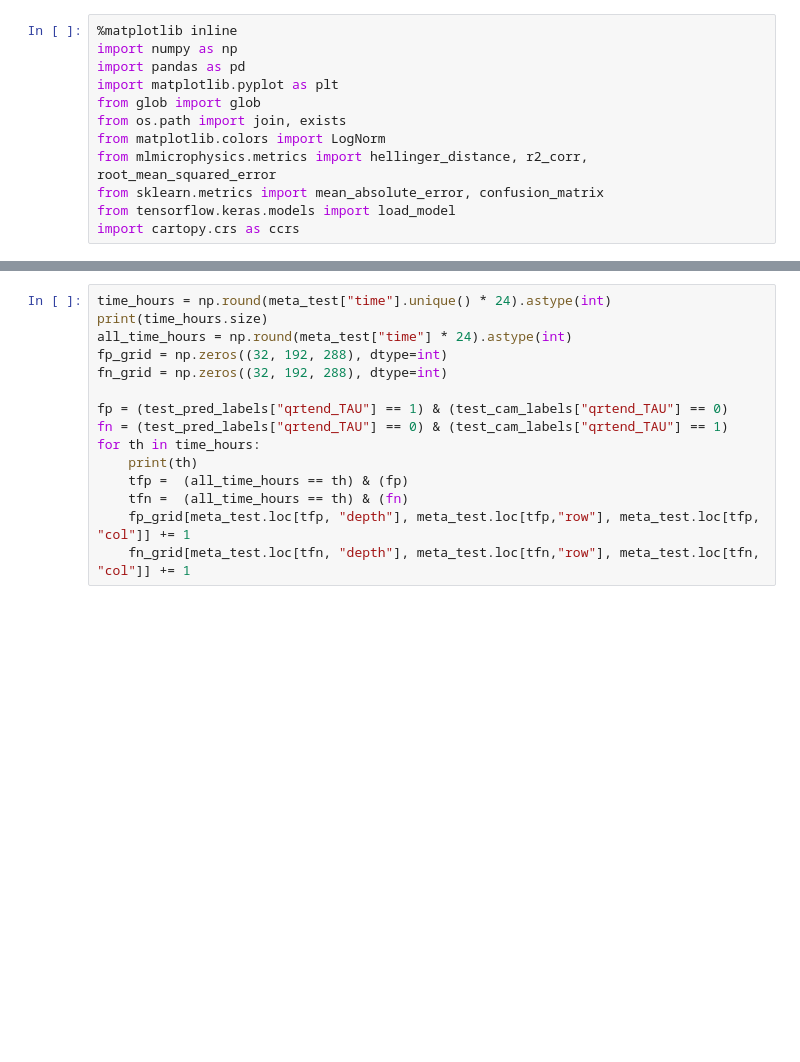
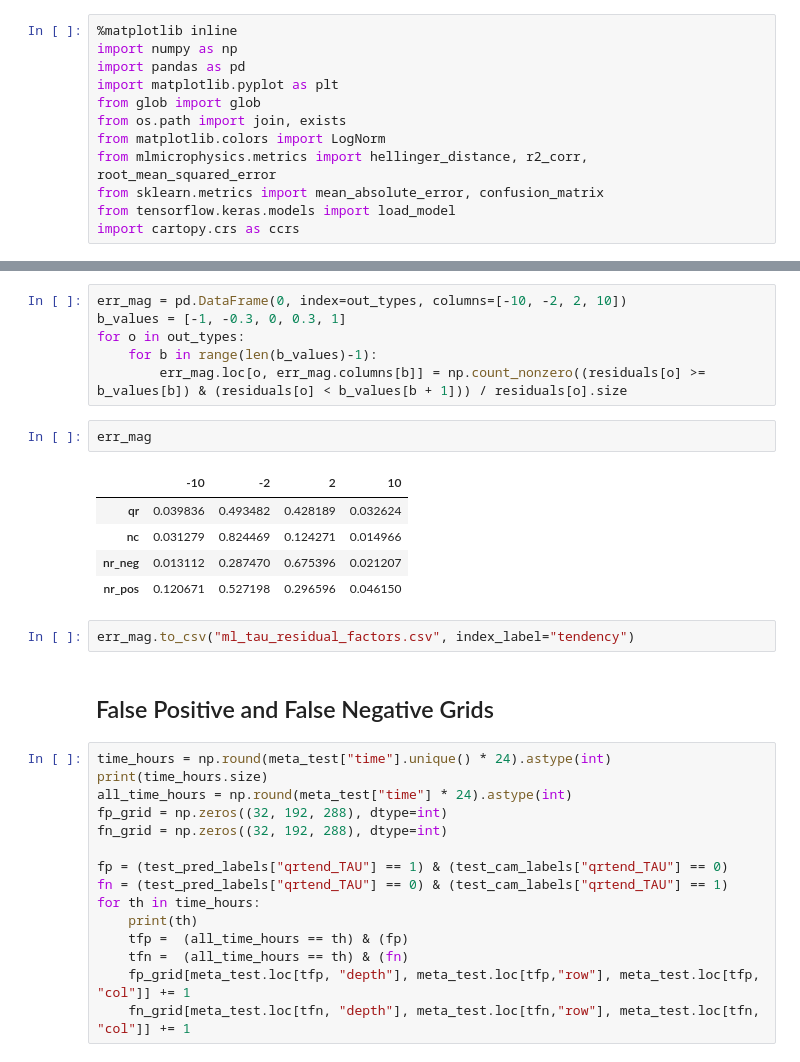
Before and after one commit to NCAR/mlmicrophysics, a Jupyter notebook: notebooks/nn_train_evaluation_20190512.ipynb, the cells around one changed output, grey strips where cells are left out. Cells and saved outputs as stored; diff of their text form; blank space fills up the shorter version.

```diff
--- a/notebooks/nn_train_evaluation_20190512.ipynb
+++ b/notebooks/nn_train_evaluation_20190512.ipynb
@@ -67,3 +253,21 @@ Create grids of false positives and false negatives
+# %%
+err_mag = pd.DataFrame(0, index=out_types, columns=[-10, -2, 2, 10])
+b_values = [-1, -0.3, 0, 0.3, 1]
+for o in out_types:
+    for b in range(len(b_values)-1):
+        err_mag.loc[o, err_mag.columns[b]] = np.count_nonzero((residuals[o] >= b_values[b]) & (residuals[o] < b_values[b + 1])) / residuals[o].size
+# %%
+err_mag
+# %% [output]
+|  | -10 | -2 | 2 | 10 |
+| qr | 0.039836 | 0.493482 | 0.428189 | 0.032624 |
+| nc | 0.031279 | 0.824469 | 0.124271 | 0.014966 |
+| nr_neg | 0.013112 | 0.287470 | 0.675396 | 0.021207 |
+| nr_pos | 0.120671 | 0.527198 | 0.296596 | 0.046150 |
+# %%
+err_mag.to_csv("ml_tau_residual_factors.csv", index_label="tendency")
+# %% [markdown]
+## False Positive and False Negative Grids
 # %%
 time_hours = np.round(meta_test["time"].unique() * 24).astype(int)
 print(time_hours.size)
```
Also changed, not shown: parts of 43 cells of this notebook, 8 other files.
